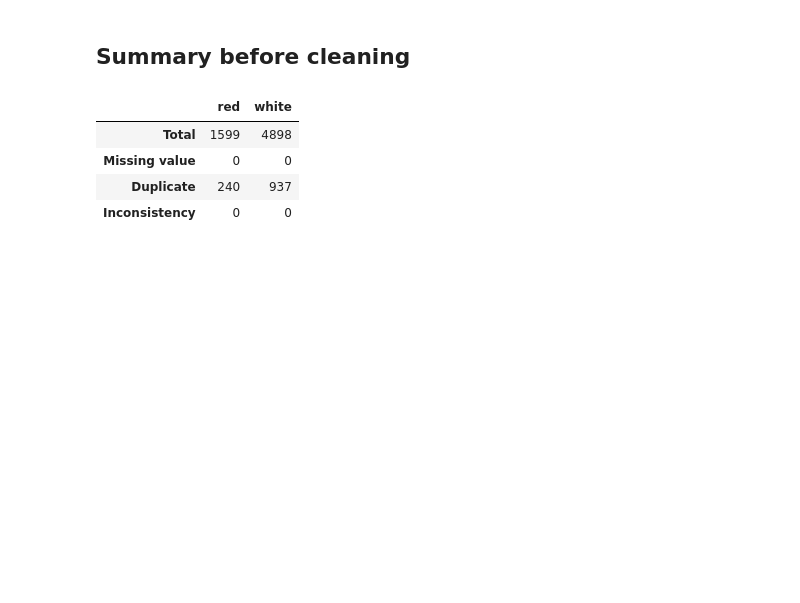
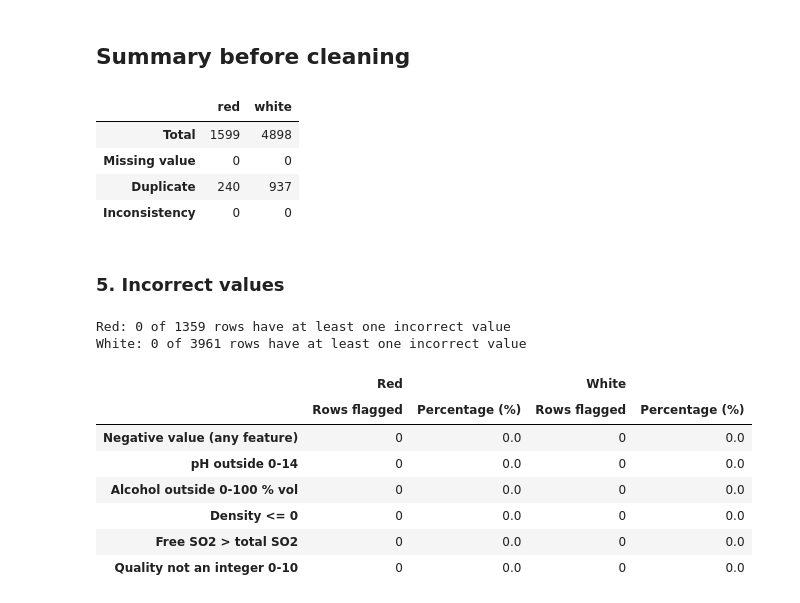
Before and after one commit to nvkhanh029/machine-learning-labwork, a Jupyter notebook: lab01-pca/lab01_wine_quality.ipynb, the cells around one changed output. Cells and saved outputs as stored; diff of their text form; code cells hidden in the pictures; blank space fills up the shorter version.

```diff
--- a/lab01-pca/lab01_wine_quality.ipynb
+++ b/lab01-pca/lab01_wine_quality.ipynb
@@ -177,3 +191,38 @@ summary_before
 | Missing value | 0 | 0 |
 | Duplicate | 240 | 937 |
 | Inconsistency | 0 | 0 |
+# %% [markdown]
+### 5. Incorrect values
+# %%
+# --- Incorrect values (checked on duplicate-free data) ---
+features = [c for c in red_clean.columns if c != 'quality']
+
+def check_incorrect(df, name):
+    rules = {
+        'Negative value (any feature)': (df[features] < 0).any(axis=1),
+        'pH outside 0-14': ~df['pH'].between(0, 14),
+        'Alcohol outside 0-100 % vol': ~df['alcohol'].between(0, 100),
+        'Density <= 0': df['density'] <= 0,
+        'Free SO2 > total SO2': df['free sulfur dioxide'] > df['total sulfur dioxide'],
+        'Quality not an integer 0-10': ~df['quality'].between(0, 10) | (df['quality'] % 1 != 0),
+    }
+    result = pd.DataFrame({'Rows flagged': {k: int(v.sum()) for k, v in rules.items()}})
+    result['Percentage (%)'] = (result['Rows flagged'] / len(df) * 100).round(2)
+    any_flag = pd.concat(rules.values(), axis=1).any(axis=1)
+    print(f'{name}: {int(any_flag.sum())} of {len(df)} rows have at least one incorrect value')
+    return result, any_flag
+
+res_red, bad_red = check_incorrect(red_clean, 'Red')
+res_white, bad_white = check_incorrect(white_clean, 'White')
+display(pd.concat({'Red': res_red, 'White': res_white}, axis=1))
+# %% [output]
+Red: 0 of 1359 rows have at least one incorrect value
+White: 0 of 3961 rows have at least one incorrect value
+|  | Red |  | White |  |
+|  | Rows flagged | Percentage (%) | Rows flagged | Percentage (%) |
+| Negative value (any feature) | 0 | 0.0 | 0 | 0.0 |
+| pH outside 0-14 | 0 | 0.0 | 0 | 0.0 |
+| Alcohol outside 0-100 % vol | 0 | 0.0 | 0 | 0.0 |
+| Density <= 0 | 0 | 0.0 | 0 | 0.0 |
+| Free SO2 > total SO2 | 0 | 0.0 | 0 | 0.0 |
+| Quality not an integer 0-10 | 0 | 0.0 | 0 | 0.0 |
```
Also changed, not shown: parts of 5 cells of this notebook.
